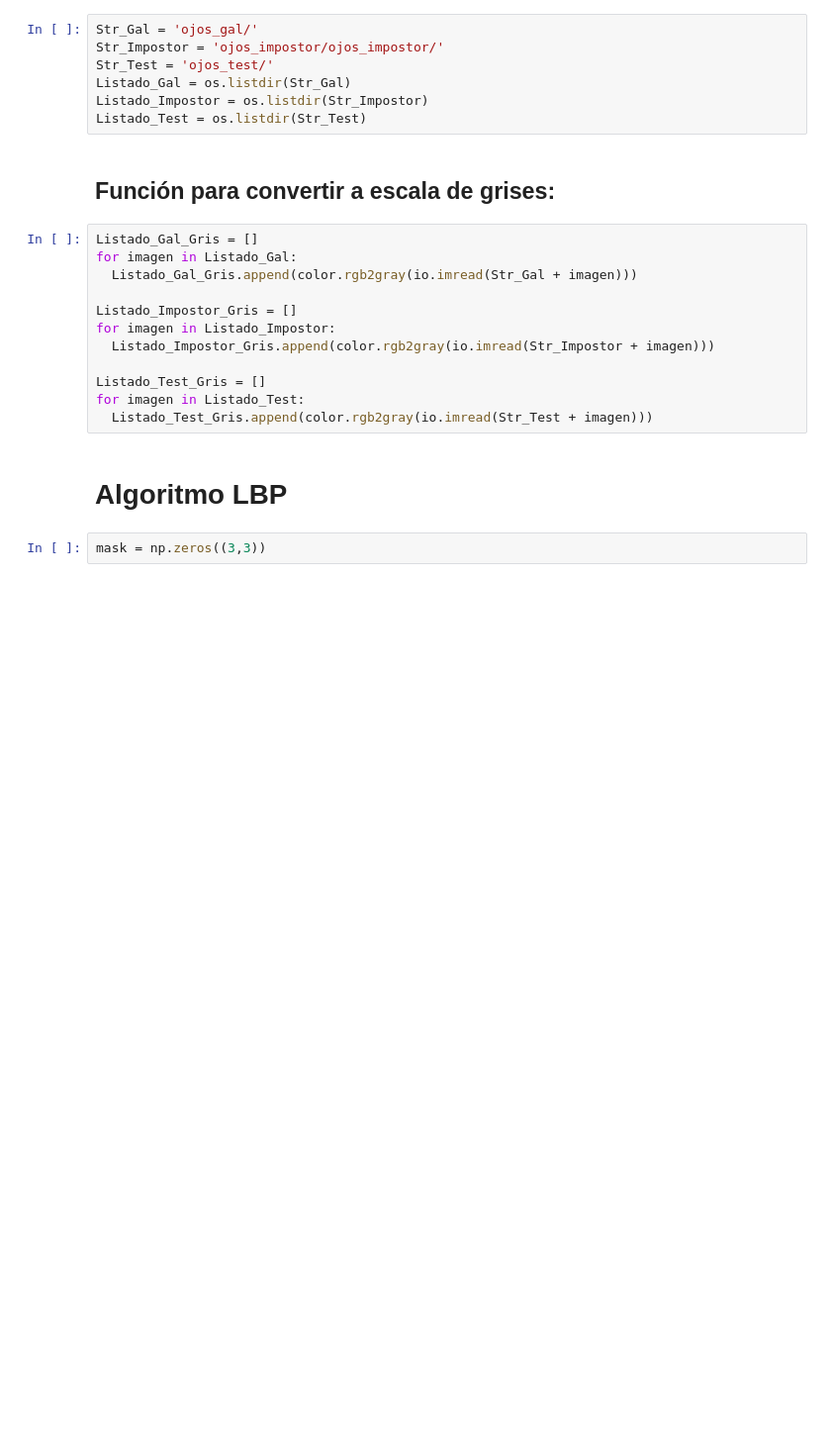
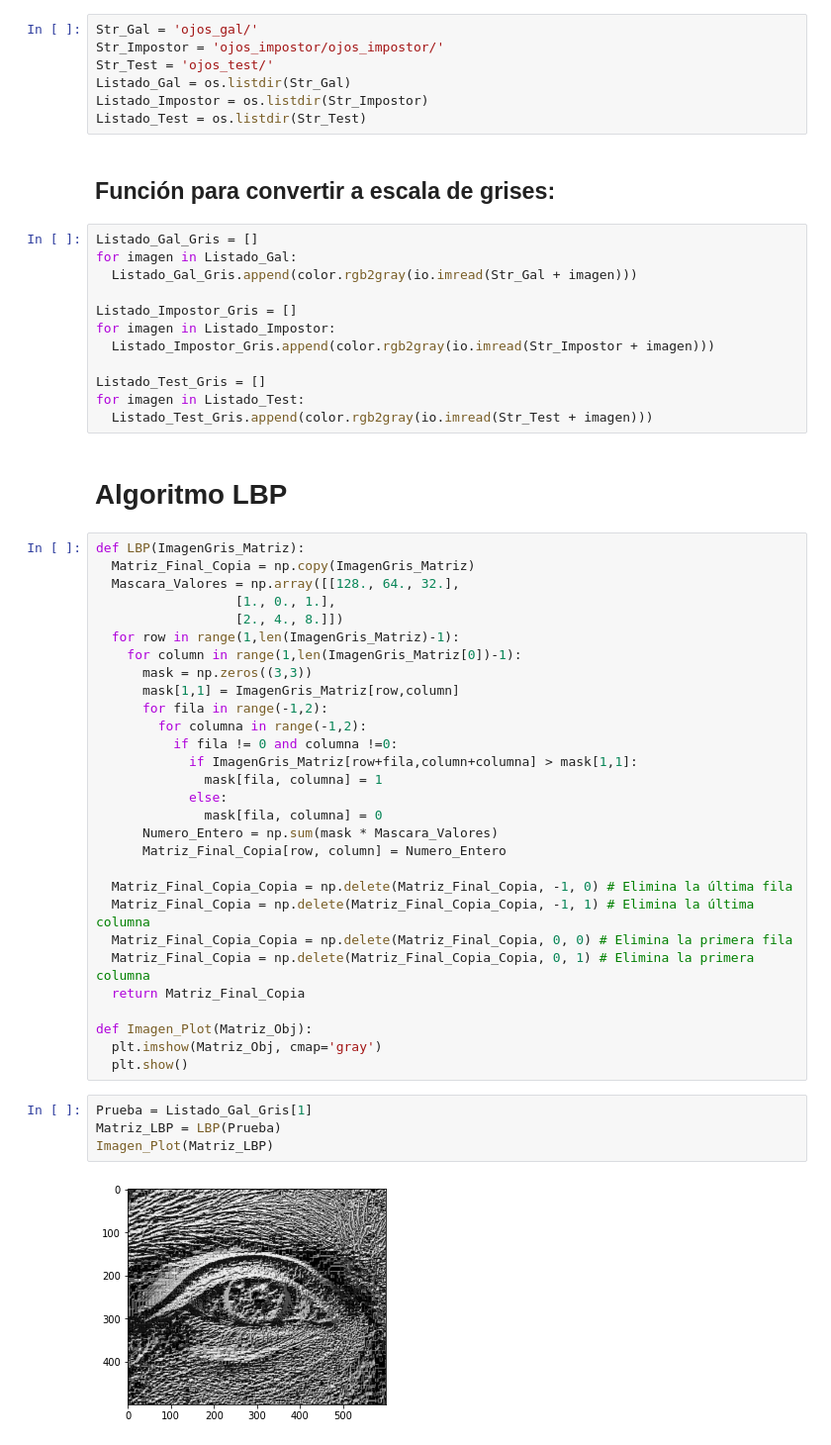
Before and after one commit to DiegoPincheiraIb/EL5206_Assignments, a Jupyter notebook: Experiencia_2_EL5206_DiegoP.ipynb, the cells around one changed output. Shown: that part at 99% size. Saved outputs shown, nothing was run; the diff lists cells and outputs as text; blank space fills up the shorter version.

```diff
--- a/Experiencia_2_EL5206_DiegoP.ipynb
+++ b/Experiencia_2_EL5206_DiegoP.ipynb
@@ -49,5 +49,38 @@ for imagen in Listado_Test:
   Listado_Test_Gris.append(color.rgb2gray(io.imread(Str_Test + imagen)))
 # %% [markdown]
 # Algoritmo LBP
-# %%
-mask = np.zeros((3,3))
+# %%
+def LBP(ImagenGris_Matriz):
+  Matriz_Final_Copia = np.copy(ImagenGris_Matriz)
+  Mascara_Valores = np.array([[128., 64., 32.],
+                  [1., 0., 1.],
+                  [2., 4., 8.]])
+  for row in range(1,len(ImagenGris_Matriz)-1):
+    for column in range(1,len(ImagenGris_Matriz[0])-1):
+      mask = np.zeros((3,3))
+      mask[1,1] = ImagenGris_Matriz[row,column]
+      for fila in range(-1,2):
+        for columna in range(-1,2):
+          if fila != 0 and columna !=0:
+            if ImagenGris_Matriz[row+fila,column+columna] > mask[1,1]:
+              mask[fila, columna] = 1
+            else:
+              mask[fila, columna] = 0
+      Numero_Entero = np.sum(mask * Mascara_Valores)
+      Matriz_Final_Copia[row, column] = Numero_Entero
+
+  Matriz_Final_Copia_Copia = np.delete(Matriz_Final_Copia, -1, 0) # Elimina la última fila
+  Matriz_Final_Copia = np.delete(Matriz_Final_Copia_Copia, -1, 1) # Elimina la última columna
+  Matriz_Final_Copia_Copia = np.delete(Matriz_Final_Copia, 0, 0) # Elimina la primera fila
+  Matriz_Final_Copia = np.delete(Matriz_Final_Copia_Copia, 0, 1) # Elimina la primera columna
+  return Matriz_Final_Copia
+
+def Imagen_Plot(Matriz_Obj):
+  plt.imshow(Matriz_Obj, cmap='gray')
+  plt.show()
+# %%
+Prueba = Listado_Gal_Gris[1]
+Matriz_LBP = LBP(Prueba)
+Imagen_Plot(Matriz_LBP)
+# %% [output]
+[figure, added]
```
